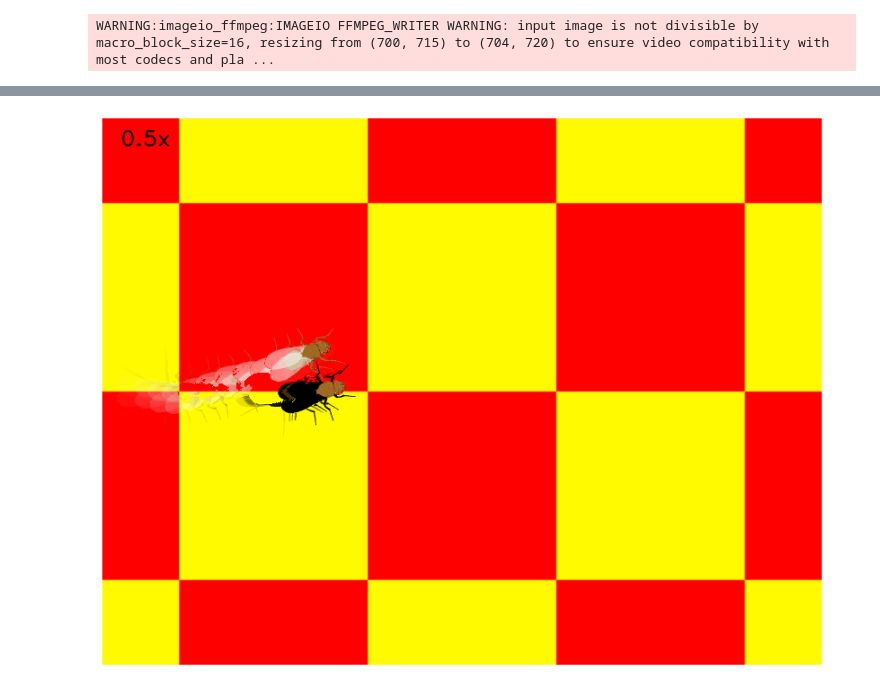
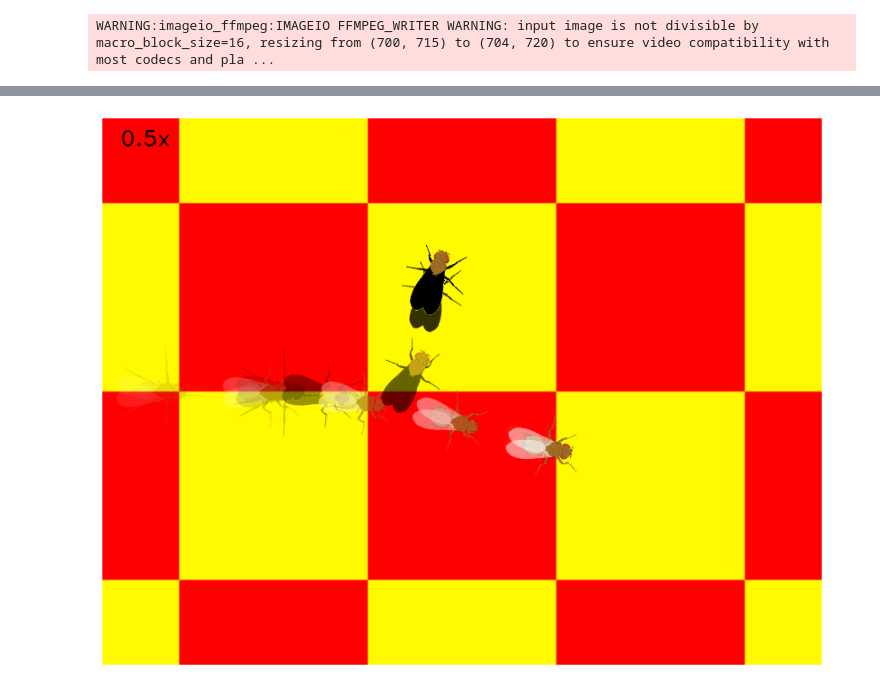
Before and after one commit to ValentineDelevaux/COBAR_project, a Jupyter notebook: 4_robustness_visual_processing.ipynb, the cells around one changed output, grey strips where cells are left out. Drawn from its saved outputs; the diff is of its cells as text; code cells hidden in the pictures.

```diff
--- a/4_robustness_visual_processing.ipynb
+++ b/4_robustness_visual_processing.ipynb
@@ -608,7 +606,7 @@ fly0 = ChangingStateFly(
     enable_adhesion=True,
     head_stabilization_model="thorax",
     neck_kp=1000,
-    desired_distance=0.1
+    desired_distance=0.7
 )
 # %% [markdown]
 Arena
@@ -757,4 +755,4 @@ plot_chasing(t, speeds_fly0, speeds_fly1, proximities)
 # %%
-plot_overlayed_frames(birdeye_cam_frames)
+plot_overlayed_frames(birdeye_cam_frames, 5)
 # %% [output]
-[figure, old version]
+[figure, new version]
```
Also changed, not shown: parts of 9 cells of this notebook, 5 other files.
